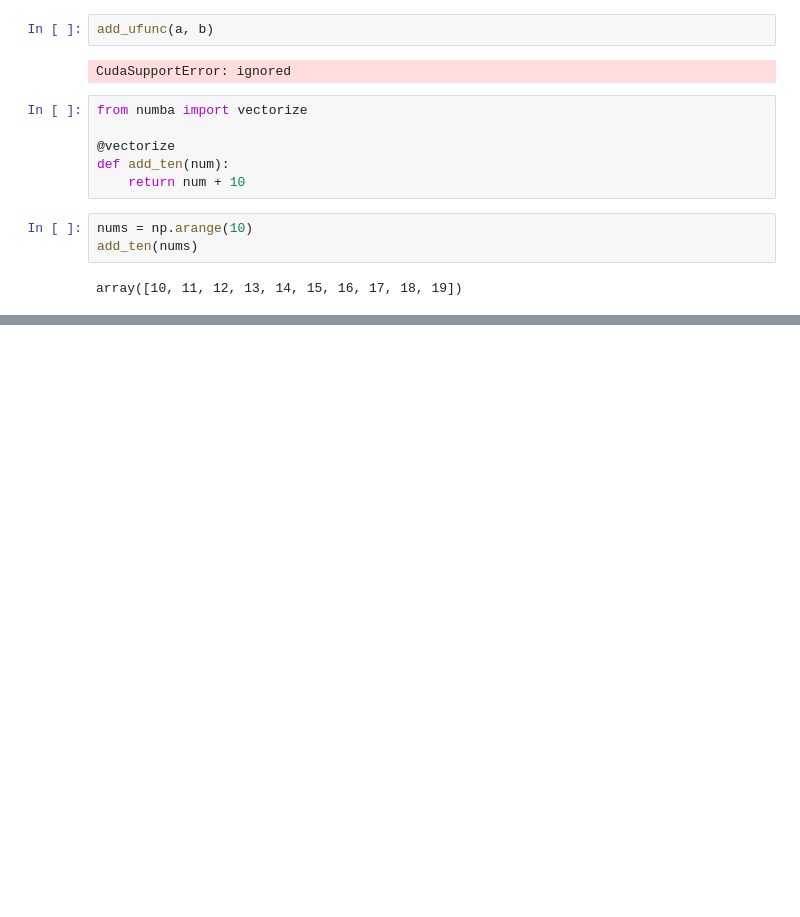
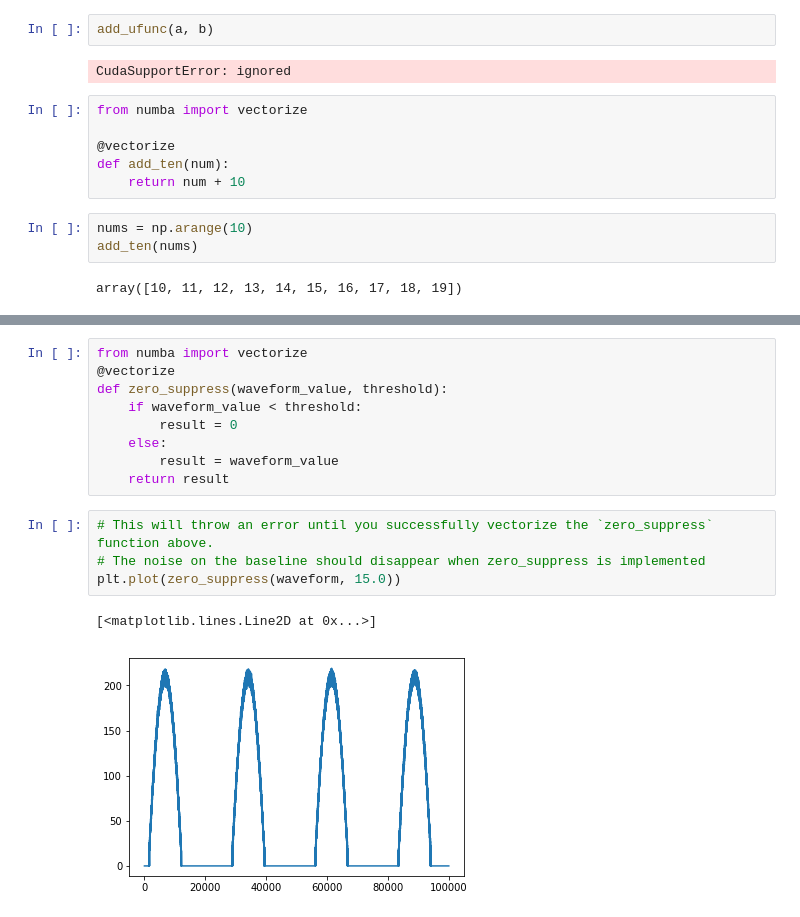
Before and after one commit to pradeepselva204/deep_learning, a Jupyter notebook: Cuda_programming.ipynb, the cells around one changed output, grey strips where cells are left out. Cells and saved outputs as stored; diff of their text form; blank space fills up the shorter version.

Commit message:
Zero Suppression Logic using Numba Vectorize

```diff
--- a/Cuda_programming.ipynb
+++ b/Cuda_programming.ipynb
@@ -180,0 +196,16 @@ array([10, 11, 12, 13, 14, 15, 16, 17, 18, 19])
+# %%
+from numba import vectorize
+@vectorize
+def zero_suppress(waveform_value, threshold):
+    if waveform_value < threshold:
+        result = 0
+    else:
+        result = waveform_value
+    return result
+# %%
+# This will throw an error until you successfully vectorize the `zero_suppress` function above.
+# The noise on the baseline should disappear when zero_suppress is implemented
+plt.plot(zero_suppress(waveform, 15.0))
+# %% [output]
+[<matplotlib.lines.Line2D at 0x...>]
+[figure, added]
```
Also changed, not shown: parts of 1 cell of this notebook.
